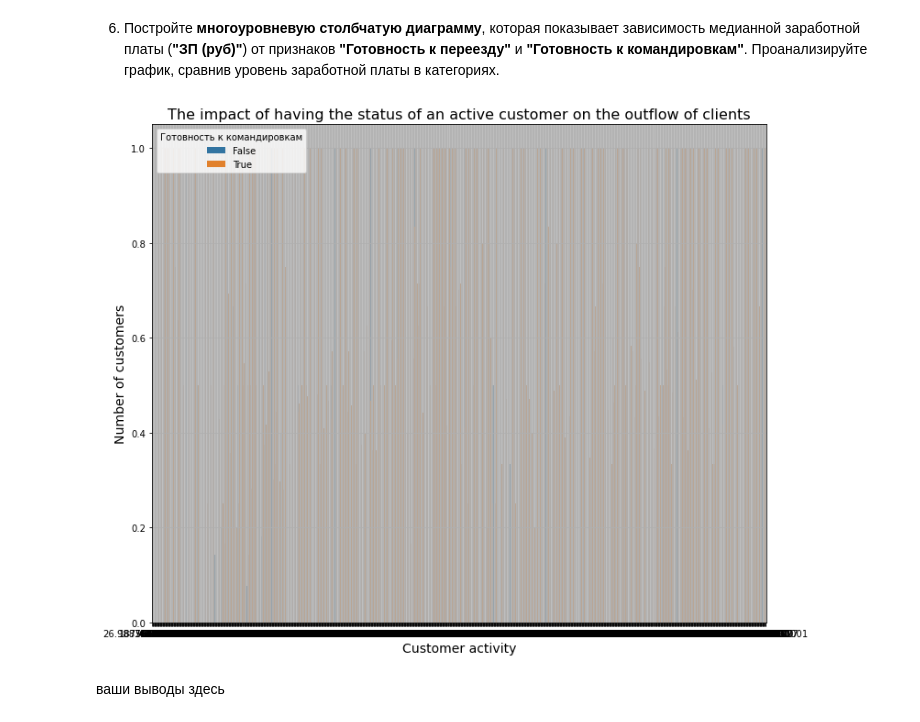
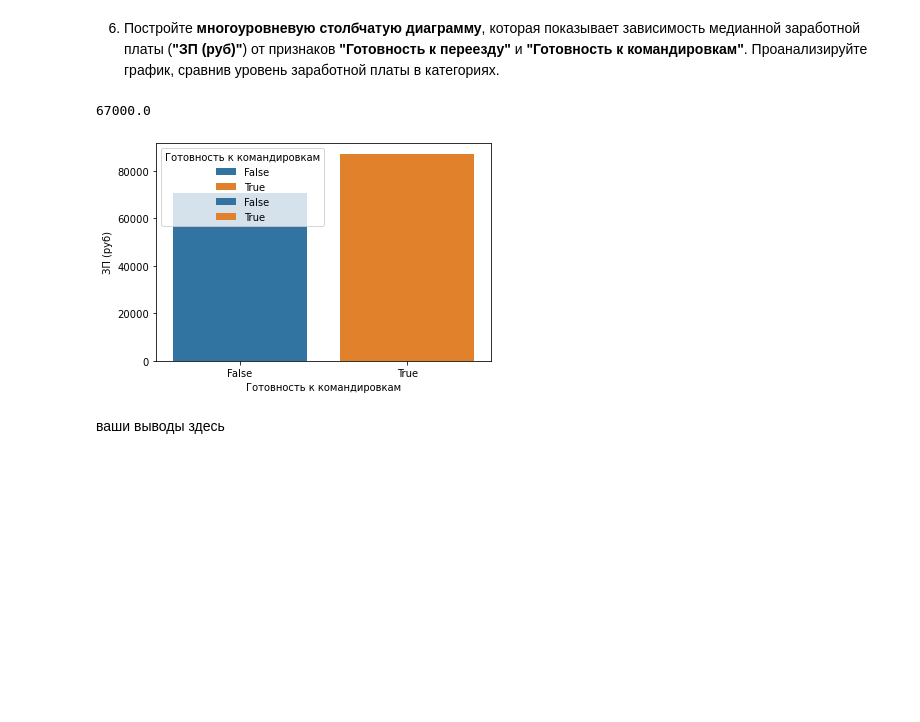
Before and after one commit to littleshadowraven/data, a Jupyter notebook: Project_1.ipynb, the cells around one changed output. Saved outputs shown, nothing was run; the diff lists cells and outputs as text; code cells hidden in the pictures; blank space fills up the shorter version.

```diff
--- a/Project_1.ipynb
+++ b/Project_1.ipynb
@@ -463,33 +463,71 @@ boxplot.grid()
 # %% [markdown]
 6. Постройте **многоуровневую столбчатую диаграмму**, которая показывает зависимость медианной заработной платы (**"ЗП (руб)"**) от признаков **"Готовность к переезду"** и **"Готовность к командировкам"**. Проанализируйте график, сравнив уровень заработной платы в категориях.
 # %%
-fig, axes = plt.subplots(figsize=(12, 10))
+#fig = plt.figure(figsize=(10, 7))
+trip_df = hh_data.loc[(hh_data['Готовность к переезду'] == True)]
+comand_df = hh_data.loc[(hh_data['Готовность к командировкам'] == True)]
+
+
+barplot1 = sns.barplot(
+    data=hh_data,
+    x='Готовность к переезду',
+    y='ЗП (руб)',
+    hue='Готовность к переезду',
+    orient='v',
+    ci=None,
+    dodge=False
+)
 
 barplot2 = sns.barplot(
     data=hh_data,
-    x='ЗП (руб)',
-    y='Готовность к переезду',
+    x='Готовность к командировкам',
+    y='ЗП (руб)',
     hue='Готовность к командировкам',
     orient='v',
     ci=None,
     dodge=False
 )
+
+#fig, ax = plt.subplots()
+#rects1 = ax.bar(len(trip_df.index), hh_data['ЗП (руб)'].median()/1000, 0.3, label='g1')
+#rects2 = ax.bar(len(comand_df.index), hh_data['ЗП (руб)'].median()/1000, 0.3, label='g2')
+#ax.legend()
+#print(np.arange(len(trip_df.index)))
+#barplot = sns.barplot(
+#    data=df,
+#    x='Готовность к переезду',
+#    hue='Готовность к командировкам'
+    #hue='quarter',
+#)
+#barplot.set_title('Средний процент болеющего населения по кварталам')
+#display(comand_df.head())
+
+#barplot1 = plt.bar(x=['Готовность к командировкам','Готовность к переезду'], y=df, height = 100)
+
+#barplot2 = sns.barplot(
+#    data=hh_data,
+#    x=df,
+#    y='Готовность к командировкам',
+#    hue='',
+#    orient='h',
+#    ci=None,
+#    dodge=False
+#)
 #barplot2.tick_params(axis='x', rotation=70)
-barplot2.set_title('The impact of having the status of an active customer on the outflow of clients', fontsize=16)
-barplot2.set_xlabel('Сustomer activity', fontsize=14)
-barplot2.set_ylabel('Number of customers', fontsize=14)
-barplot2.grid()
+#barplot2.set_title('The impact of having the status of an active customer on the outflow of clients', fontsize=16)
+#barplot2.set_xlabel('Сustomer activity', fontsize=14)
+#barplot2.set_ylabel('Number of customers', fontsize=14)
+#barplot2.grid()
 
 
-fig = plt.figure(figsize=(10, 7))
-barplot = sns.barplot(
-    data=hh_data,
-    x='country',
-    y='daily_confirmed_per_hundred',
-    hue='quarter',
-)
+df4 = hh_data[(hh_data['Готовность к командировкам'] == True) & (hh_data['Готовность к переезду'] == True)] #DataFrame с выполнением двух условий
+print(df4['ЗП (руб)'].median())
+
+
+#x = np.arange(len(df))
 # %% [output]
+67000.0
-[figure, old version]
+[figure, new version]
 # %% [markdown]
 ваши выводы здесь
 # %% [markdown]
```
Also changed, not shown: parts of 8 cells of this notebook, 1 other file.
